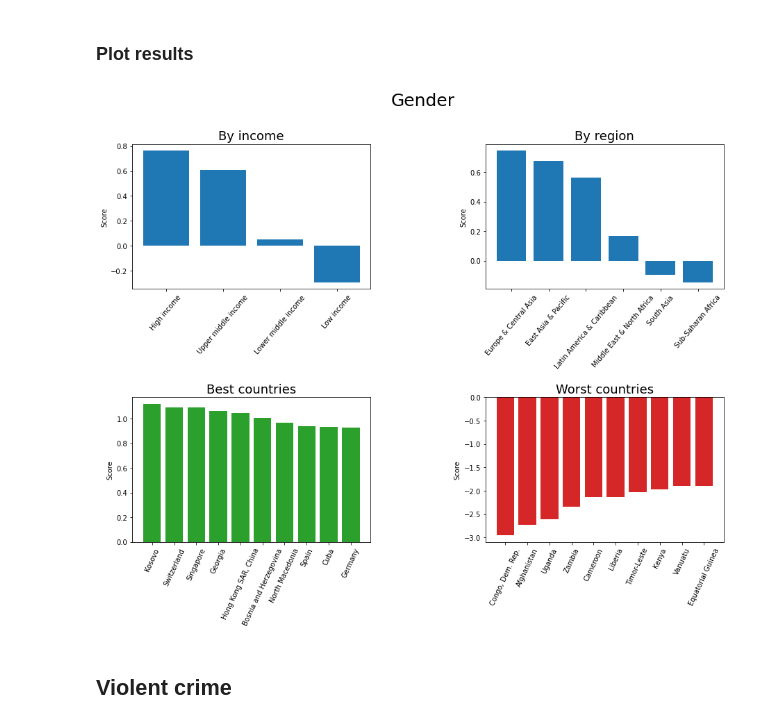
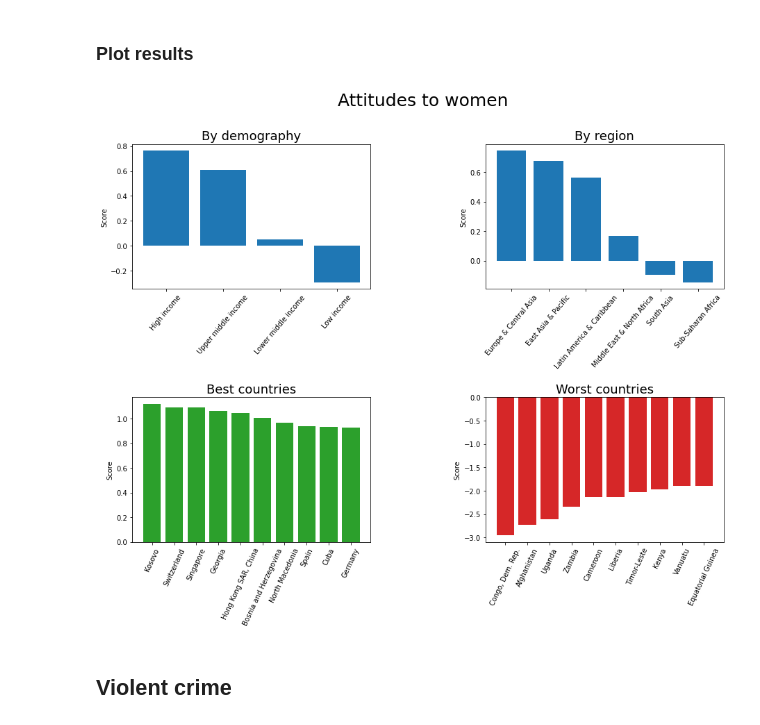
Before and after one commit to jcarterlab/Into-the-Wild, a Jupyter notebook: Into_the_Wild.ipynb, the cells around one changed output. Saved outputs shown, nothing was run; the diff lists cells and outputs as text; code cells hidden in the pictures.

```diff
--- a/Into_the_Wild.ipynb
+++ b/Into_the_Wild.ipynb
@@ -72,11 +90,15 @@ import warnings
 warnings.filterwarnings("ignore", category=UserWarning)
 
 # gets a list of barplots based on income, regions and best and worst countries
-def barplot_dfs(df):
-    income_df = df[df.index.isin(income_classifications)].loc[income_classifications]
-    regions_df = df[df.index.isin(regions)].loc[regions].sort_values('Avg', ascending=False)
-    country_names = list(df.loc[(df.index.isin(income_classifications)==False) & (df.index.isin(regions)==False)].index.values)
+def prep_barplot_dfs(df, countries_only):
+    country_names = list(df[~(df.index.isin(demographic)) & ~(df.index.isin(regions))].index.values)
     best_countries_df = df.loc[country_names].sort_values('Avg', ascending=False).iloc[0:10]
     worst_countries_df = df.loc[country_names].sort_values('Avg', ascending=True).iloc[0:10]
-    return [income_df, regions_df, best_countries_df, worst_countries_df]
+
+    if countries_only == False:
+        demographic_df = df.filter(items=demographic_viz, axis=0).sort_values('Avg', ascending=False)
+        regions_df = df.filter(items=regions_viz, axis=0).sort_values('Avg', ascending=False)
+        return [demographic_df, regions_df, best_countries_df, worst_countries_df]
+    else:
+        return [best_countries_df, worst_countries_df]
 # %% [markdown]
@@ -84,11 +106,24 @@ def barplot_dfs(df):
 # %%
-# lists all those in the country column which aren't countries
-income_classifications = ['High income', 'Upper middle income', 'Lower middle income', 'Low income']
+# creates an exaustive list of those in the country column which aren't countries
+demographic = ['High income', 'Upper middle income', 'Lower middle income', 'Low income',
+               'Early-demographic dividend', 'Fragile and conflict affected situations', 'Heavily indebted poor countries (HIPC)',
+               'Least developed countries: UN classification', 'Low & middle income', 'Late-demographic dividend', 'OECD members',
+               'Other small states', 'Pre-demographic dividend', 'Pacific island small states', 'Post-demographic dividend',
+               'Sub-Saharan Africa (excluding high income)', 'Small states']
 regions = ['East Asia & Pacific', 'Europe & Central Asia','Latin America & Caribbean',
-           'Middle East & North Africa', 'South Asia', 'Sub-Saharan Africa']
+           'Middle East & North Africa', 'South Asia', 'Sub-Saharan Africa',
+           'Africa Eastern and Southern', 'Africa Western and Central', 'Arab World', 'Central Europe and the Baltics',
+           'Caribbean small states', 'East Asia & Pacific (excluding high income)',
+           'Europe & Central Asia (excluding high income)', 'Euro area', 'European Union',
+           'Latin America & Caribbean (excluding high income)', 'Middle East & North Africa (excluding high income)']
+
+# creates a more selection list of those in the country column which aren't countries we want to visualize
+demographic_viz = ['High income', 'Upper middle income', 'Lower middle income', 'Low income']
+regions_viz = ['East Asia & Pacific', 'Europe & Central Asia','Latin America & Caribbean',
+               'Middle East & North Africa', 'South Asia', 'Sub-Saharan Africa']
 
 # creates a list of params for plotting
-titles = ['By income', 'By region', 'Best countries', 'Worst countries']
+titles = ['By demography', 'By region', 'Best countries', 'Worst countries']
 rotate = [50, 50, 65, 65]
 color = ['tab:blue', 'tab:blue', 'tab:green', 'tab:red']
 # %% [markdown]
@@ -131,16 +179,16 @@ dfs = ['sexual_violence_12_m', 'partner_violence_prop']
 weights = [1.25, 0.75]
 
 # creates the dataframe
-gender_df = avg_df(dfs, weights)
+gender_df = WB_gender_data(dfs, weights)
 
 # reverses the scores so that better countries have higher values
 gender_df.Avg = gender_df.Avg*-1
 # %% [markdown]
 ### Plot results
 # %%
-barplot_summary(gender_df, title='Gender')
+barplot_summary(gender_df, title='Attitudes to women')
 # %% [output]
-[figure, old version]
+[figure, new version]
 # %% [markdown]
 ## Violent crime
 # %% [markdown]
```
Also changed, not shown: parts of 24 cells of this notebook, 3 other files.
